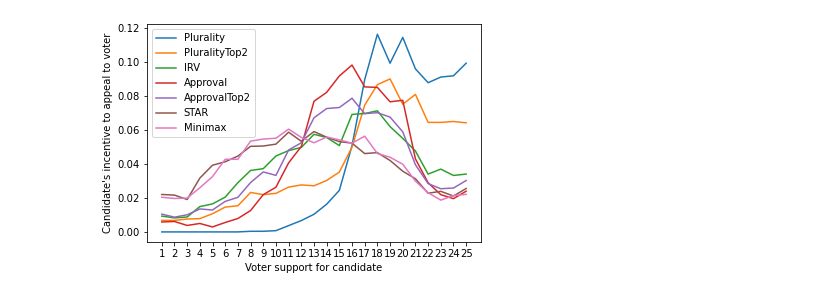
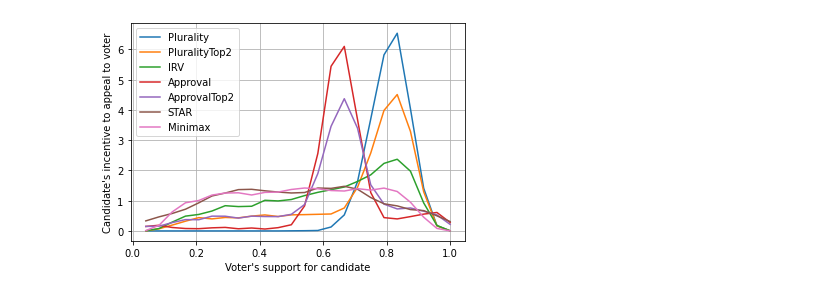
Before and after one commit to electionscience/vse-sim, a Jupyter notebook: CIDresultsgen.ipynb, the cells around one changed output. Saved outputs shown, nothing was run; the diff lists cells and outputs as text; code cells hidden in the pictures.

```diff
--- a/CIDresultsgen.ipynb
+++ b/CIDresultsgen.ipynb
@@ -94,10 +143,11 @@ otherMWMethods = CID(KSModel(), [RRV, (BlockApproval, BlockApproval.vaBallot), B
 # %%
 randomElections = CID(RandomModel(),
                       [Plurality, PluralityTop2, IRV, (Approval, Approval.zeroInfoBallot), (ApprovalTop2, ApprovalTop2.zeroInfoBallot), STAR, Minimax],
-                      75, 6, 2000, numBuckets=25)
+                      72, 6, 5000)
+randomElections.saveFile("randomCID", False)
 randomElections.chart()
 # %% [output]
-[figure, old version]
+[figure, new version]
 # %%
 spatial2 = CID(DimModel(ndims=2, dimWeights=[1,1]),
                [Plurality, PluralityTop2, IRV, (Approval, Approval.zeroInfoBallot), (ApprovalTop2, ApprovalTop2.zeroInfoBallot), STAR, Minimax],
```
Also changed, not shown: parts of 33 cells of this notebook, 19 other files.
